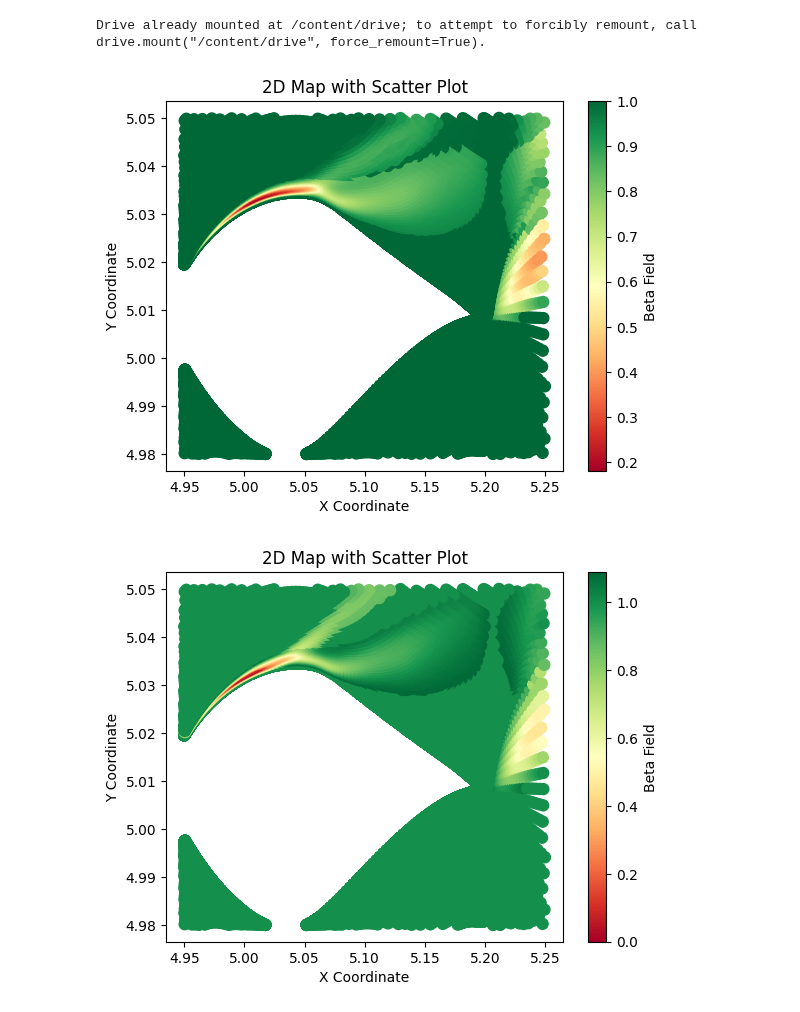
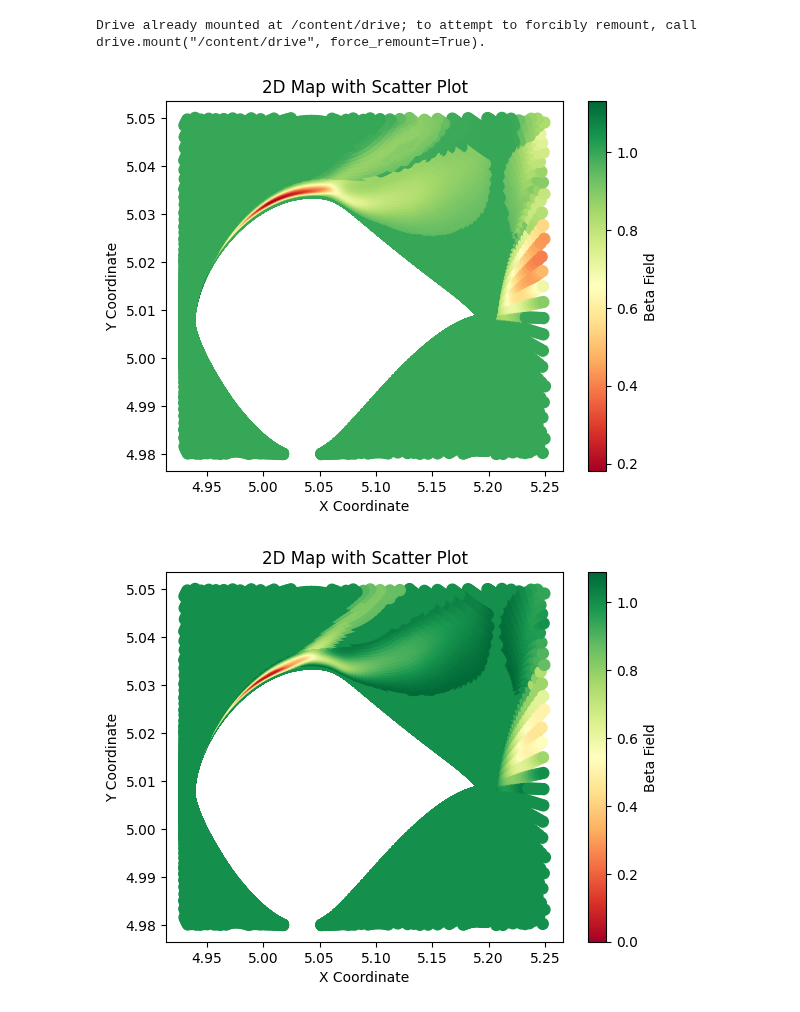
Before and after one commit to sudeepmenon17/PytorchforNN, a Jupyter notebook: AirfoilS809_SAmodel.ipynb, the cells around one changed output. Drawn from its saved outputs; the diff is of its cells as text; code cells hidden in the pictures.

```diff
--- a/AirfoilS809_SAmodel.ipynb
+++ b/AirfoilS809_SAmodel.ipynb
@@ -82,7 +82,7 @@ for item in frames:
   # # Cleaning the beta field in the wake region
   # for k in range(len(xc)):
   #   if xc[k] >= 5.2 and xc[k] <= 5.3:
-  #     if yc[k] >= 4.94 and yc[k] <= 4.96:
+  #     if yc[k] >= 5.00 and yc[k] <= 4.96:
   #       b2.append(b[k])
 
   # for j in range(len(xc)):
@@ -92,7 +92,7 @@ for item in frames:
   x1,y1,b1,f1,f2,f3,f4,f5,f6 = [[] for i in range(9)]
   # Filter data for the specified range of coordinates
   for i in range(len(xc)):
-    if xc[i]>=4.95 and xc[i]<=5.25:
+    if xc[i]>=4.93 and xc[i]<=5.25:
       if yc[i]>=4.98 and yc[i]<=5.05:
         x1.append(xc[i])
         y1.append(yc[i])
@@ -128,42 +128,41 @@ for item in frames:
   #   'feature6': np.array(item['feature6'])
   # }
 
-  item = pd.DataFrame(modified_data)
 
-  ff.append(item)
+  ff.append(pd.DataFrame(modified_data))
 
   # # #####################################################################
   # # Plotting cleaned data
   # ################################
   # nx = []
   # ny = []
   # nb = []
 
 
   # # Filter data for the specified range of coordinates
   # for i in range(len(xc)):
   #   if xc[i]>=4.9 and xc[i]<=5.3:
   #     if yc[i]>=4.925 and yc[i]<=5.075:
   #       nx.append(xc[i])
   #       ny.append(yc[i])
   #       nb.append(b[i])
 
   # Create a scatter plot
   plt.scatter(x1, y1, c=b1,  cmap= 'RdYlGn',alpha=1, marker='.',s=250)
   plt.colorbar(label='Beta Field')
   plt.xlabel('X Coordinate')
   plt.ylabel('Y Coordinate')
   plt.title('2D Map with Scatter Plot')
   plt.show()
 ###############################################################################
 
 df = pd.concat(ff)
 
-# df
+
 # Data for beta>1.02 or beta<0.98
-df_filtered = df[(df['beta'] < 0.95)]
+df_filtered = df[(df['beta'] < 0.998) | (df['beta'] > 1.002)]
 
 # df_filtered = df[((df['x'] >=4.95) & (df['x'] <= 5.20) & (df['y'] >= 5.01) & (df['y'] <=5.03)) | df['beta'] <=0.5]
 # %% [output]
-[figure, old version]
+[figure, new version]
-[figure, old version]
+[figure, new version]
```
Also changed, not shown: parts of 6 cells of this notebook.
